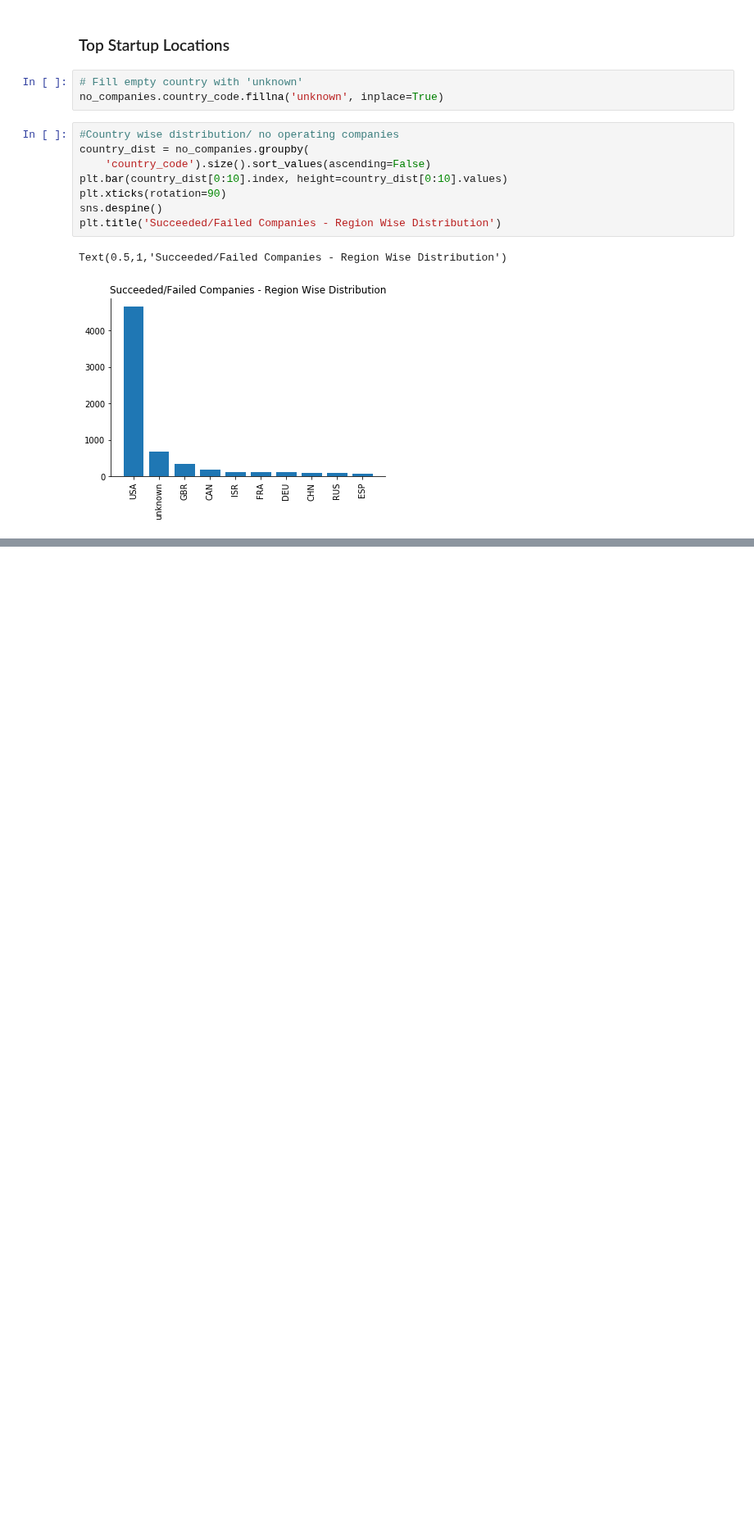
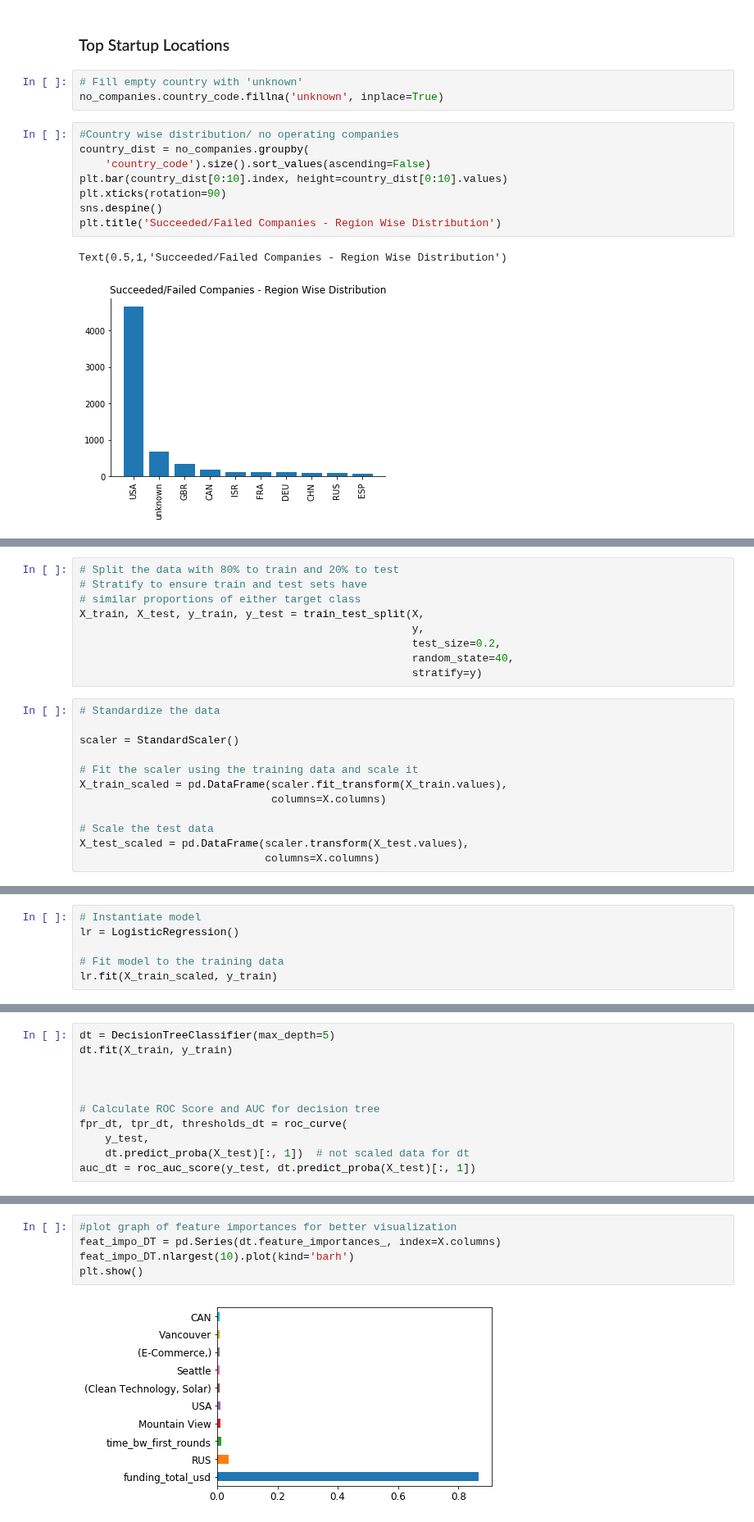
Before and after one commit to salujarohit/ML-Backed-Investment-Decisions-for-VC-, a Jupyter notebook: ML Bancked Investment Decisions .ipynb, the cells around one changed output, grey strips where cells are left out. Shown at 82% size. Saved outputs shown, nothing was run; the diff lists cells and outputs as text; blank space fills up the shorter version.

```diff
--- a/ML Bancked Investment Decisions .ipynb
+++ b/ML Bancked Investment Decisions .ipynb
@@ -334,0 +521,21 @@ Text(0.5,1,'Succeeded/Failed Companies - Region Wise Distribution')
+# %%
+# Split the data with 80% to train and 20% to test
+# Stratify to ensure train and test sets have
+# similar proportions of either target class
+X_train, X_test, y_train, y_test = train_test_split(X,
+                                                    y,
+                                                    test_size=0.2,
+                                                    random_state=40,
+                                                    stratify=y)
+# %%
+# Standardize the data
+
+scaler = StandardScaler()
+
+# Fit the scaler using the training data and scale it
+X_train_scaled = pd.DataFrame(scaler.fit_transform(X_train.values),
+                              columns=X.columns)
+
+# Scale the test data
+X_test_scaled = pd.DataFrame(scaler.transform(X_test.values),
+                             columns=X.columns)
@@ -334,0 +544,6 @@ Text(0.5,1,'Succeeded/Failed Companies - Region Wise Distribution')
+# %%
+# Instantiate model
+lr = LogisticRegression()
+
+# Fit model to the training data
+lr.fit(X_train_scaled, y_train)
@@ -334,0 +605,11 @@ Text(0.5,1,'Succeeded/Failed Companies - Region Wise Distribution')
+# %%
+dt = DecisionTreeClassifier(max_depth=5)
+dt.fit(X_train, y_train)
+
+
+
+# Calculate ROC Score and AUC for decision tree
+fpr_dt, tpr_dt, thresholds_dt = roc_curve(
+    y_test,
+    dt.predict_proba(X_test)[:, 1])  # not scaled data for dt
+auc_dt = roc_auc_score(y_test, dt.predict_proba(X_test)[:, 1])
@@ -334,0 +646,7 @@ Text(0.5,1,'Succeeded/Failed Companies - Region Wise Distribution')
+# %%
+#plot graph of feature importances for better visualization
+feat_impo_DT = pd.Series(dt.feature_importances_, index=X.columns)
+feat_impo_DT.nlargest(10).plot(kind='barh')
+plt.show()
+# %% [output]
+[figure, added]
```
Also changed, not shown: parts of 59 cells of this notebook.
